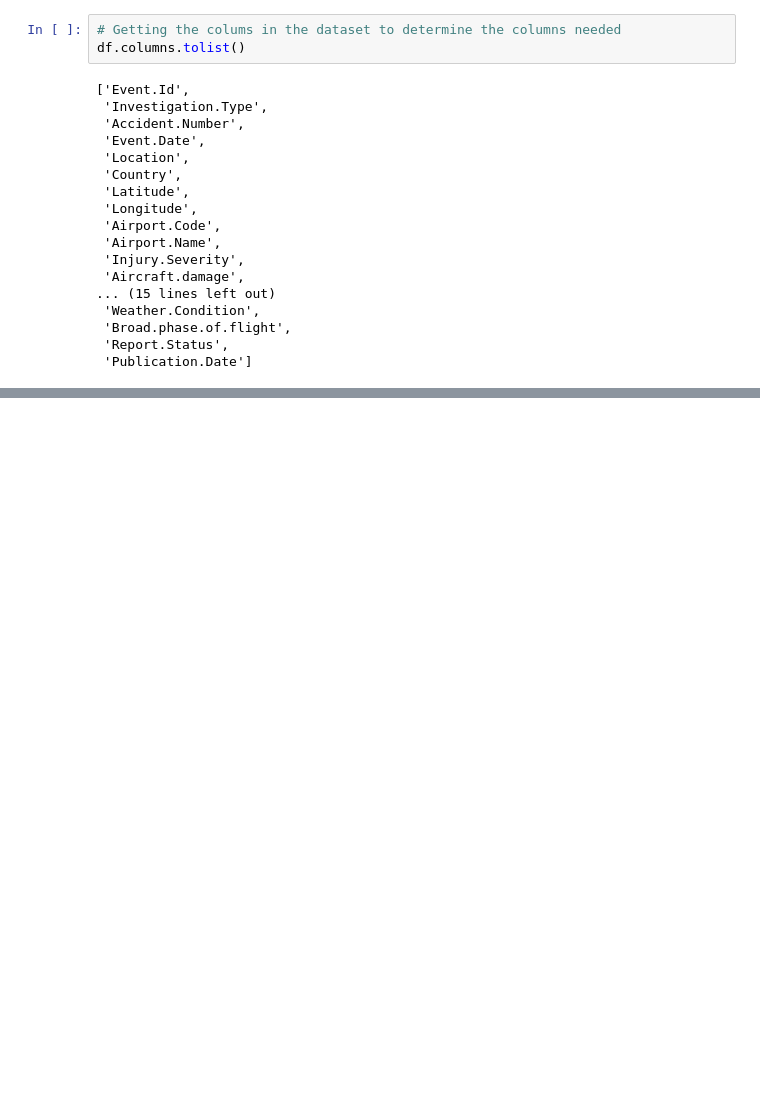
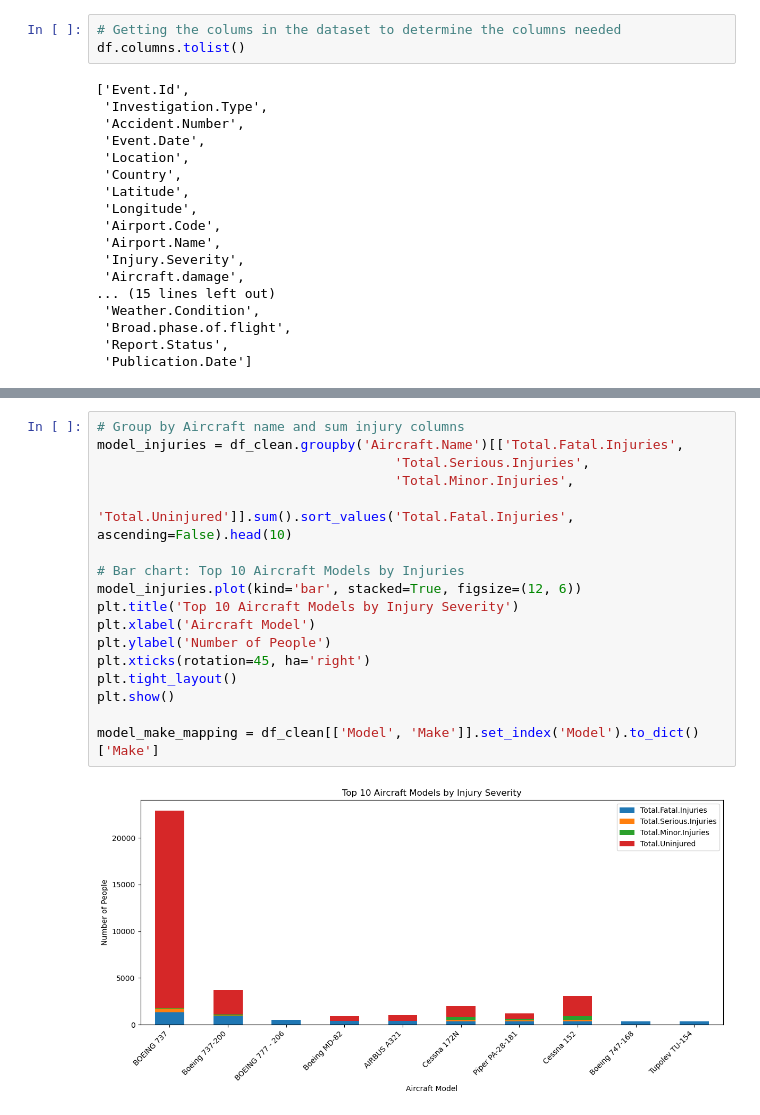
Before and after one commit to leejay-glitch/Aircraft-risk-analysis, a Jupyter notebook: notebook/Aircrat_analysis.ipynb, the cells around one changed output, grey strips where cells are left out. Drawn from its saved outputs; the diff is of its cells as text; blank space fills up the shorter version.

```diff
--- a/notebook/Aircrat_analysis.ipynb
+++ b/notebook/Aircrat_analysis.ipynb
@@ -276,0 +456,19 @@ dtype: int64
+# %%
+# Group by Aircraft name and sum injury columns
+model_injuries = df_clean.groupby('Aircraft.Name')[['Total.Fatal.Injuries',
+                                      'Total.Serious.Injuries',
+                                      'Total.Minor.Injuries',
+                                      'Total.Uninjured']].sum().sort_values('Total.Fatal.Injuries', ascending=False).head(10)
+
+# Bar chart: Top 10 Aircraft Models by Injuries
+model_injuries.plot(kind='bar', stacked=True, figsize=(12, 6))
+plt.title('Top 10 Aircraft Models by Injury Severity')
+plt.xlabel('Aircraft Model')
+plt.ylabel('Number of People')
+plt.xticks(rotation=45, ha='right')
+plt.tight_layout()
+plt.show()
+
+model_make_mapping = df_clean[['Model', 'Make']].set_index('Model').to_dict()['Make']
+# %% [output]
+[figure, added]
```
Also changed, not shown: parts of 22 cells of this notebook.
